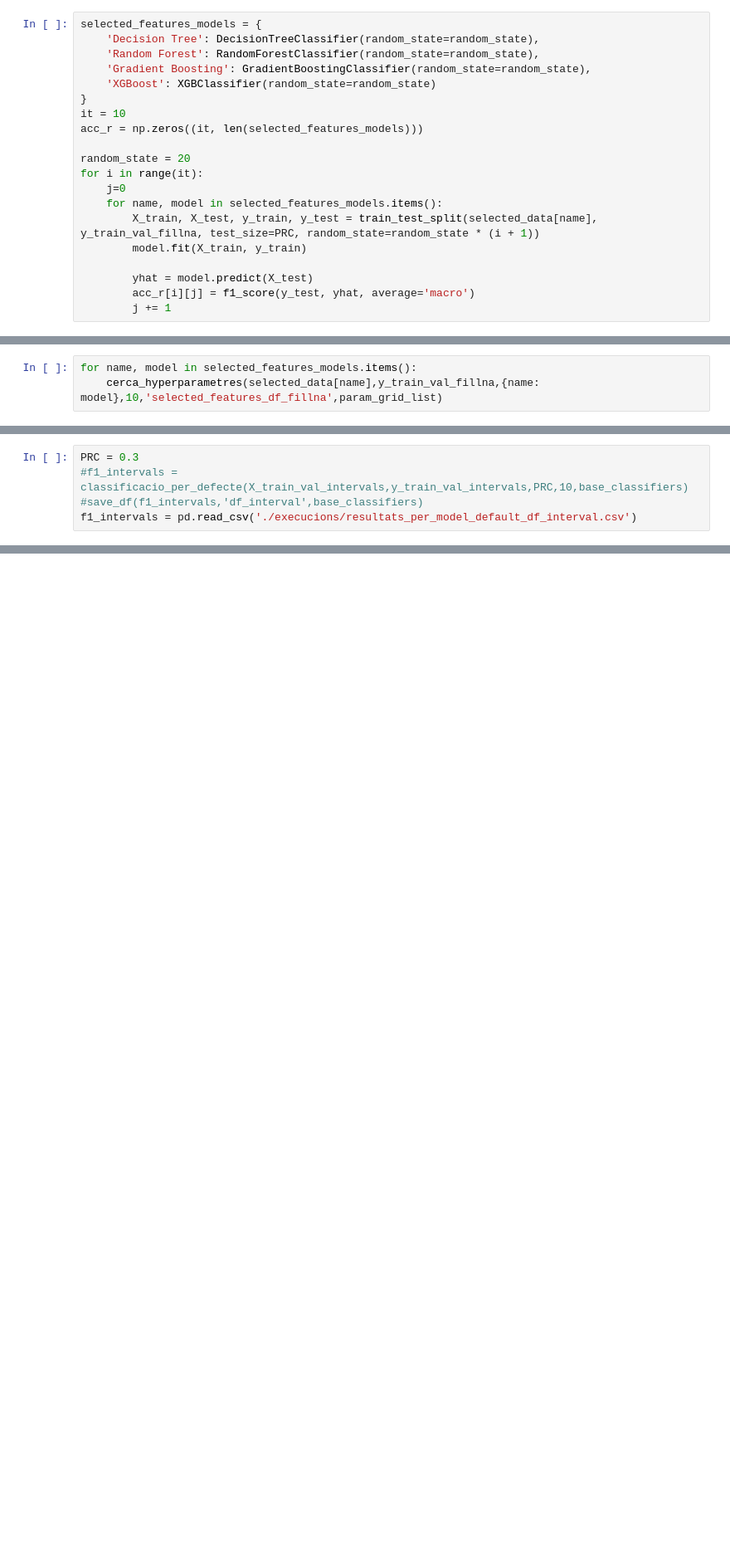
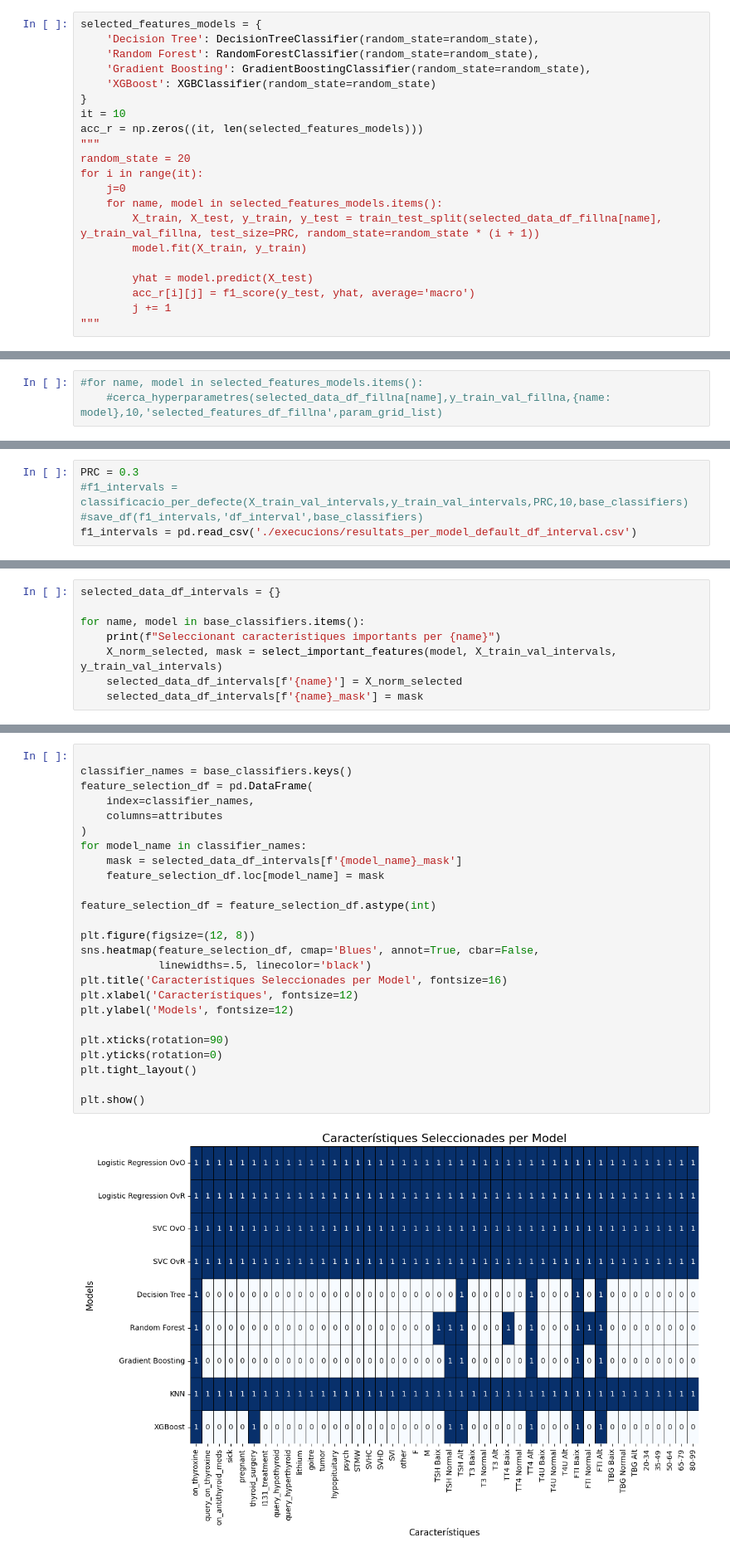
Before and after one commit to NIU1668072/ThyroidDiseaseClassification, a Jupyter notebook: thyroid.ipynb, the cells around one changed output, grey strips where cells are left out. Shown at 83% size. Drawn from its saved outputs; the diff is of its cells as text; blank space fills up the shorter version.

```diff
--- a/thyroid.ipynb
+++ b/thyroid.ipynb
@@ -419,14 +606,15 @@ selected_features_models = {
 }
 it = 10
 acc_r = np.zeros((it, len(selected_features_models)))
-
+"""
 random_state = 20
 for i in range(it):
     j=0
     for name, model in selected_features_models.items():
-        X_train, X_test, y_train, y_test = train_test_split(selected_data[name], y_train_val_fillna, test_size=PRC, random_state=random_state * (i + 1))
+        X_train, X_test, y_train, y_test = train_test_split(selected_data_df_fillna[name], y_train_val_fillna, test_size=PRC, random_state=random_state * (i + 1))
         model.fit(X_train, y_train)
 
         yhat = model.predict(X_test)
         acc_r[i][j] = f1_score(y_test, yhat, average='macro')
         j += 1
+"""
@@ -565,8 +758,8 @@ base_classifiers_df_fillna = {
 }
 #cerca_hyperparametres(X_train_val_fillna,y_train_val_fillna,base_classifiers_df_fillna,10,'df_fillna',param_grid_list)
 # %%
-for name, model in selected_features_models.items():
-    cerca_hyperparametres(selected_data[name],y_train_val_fillna,{name: model},10,'selected_features_df_fillna',param_grid_list)
+#for name, model in selected_features_models.items():
+    #cerca_hyperparametres(selected_data_df_fillna[name],y_train_val_fillna,{name: model},10,'selected_features_df_fillna',param_grid_list)
 # %%
 def get_best_model_cerca_hyperparametres(base_classifiers,dataset_name):
     best_model=LogisticRegression()
@@ -683,0 +913,8 @@ plot_data(f1_intervals)
+# %%
+selected_data_df_intervals = {}
+
+for name, model in base_classifiers.items():
+    print(f"Seleccionant característiques importants per {name}")
+    X_norm_selected, mask = select_important_features(model, X_train_val_intervals, y_train_val_intervals)
+    selected_data_df_intervals[f'{name}'] = X_norm_selected
+    selected_data_df_intervals[f'{name}_mask'] = mask
@@ -683,0 +936,27 @@ plot_data(f1_intervals)
+# %%
+
+classifier_names = base_classifiers.keys()
+feature_selection_df = pd.DataFrame(
+    index=classifier_names,
+    columns=attributes
+)
+for model_name in classifier_names:
+    mask = selected_data_df_intervals[f'{model_name}_mask']
+    feature_selection_df.loc[model_name] = mask
+
+feature_selection_df = feature_selection_df.astype(int)
+
+plt.figure(figsize=(12, 8))
+sns.heatmap(feature_selection_df, cmap='Blues', annot=True, cbar=False,
+            linewidths=.5, linecolor='black')
+plt.title('Característiques Seleccionades per Model', fontsize=16)
+plt.xlabel('Característiques', fontsize=12)
+plt.ylabel('Models', fontsize=12)
+
+plt.xticks(rotation=90)
+plt.yticks(rotation=0)
+plt.tight_layout()
+
+plt.show()
+# %% [output]
+[figure, added]
```
Also changed, not shown: parts of 69 cells of this notebook, 24 other files.
